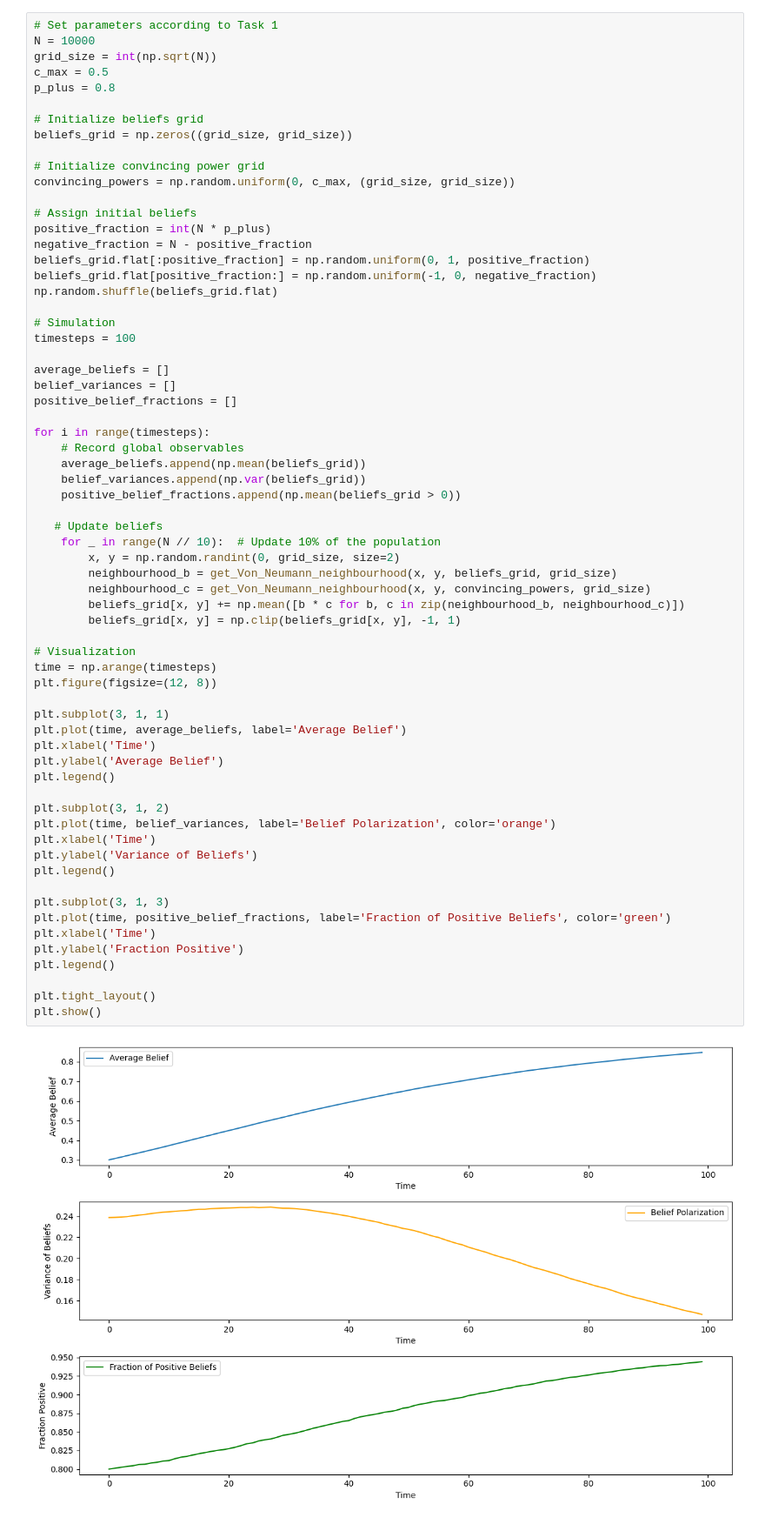
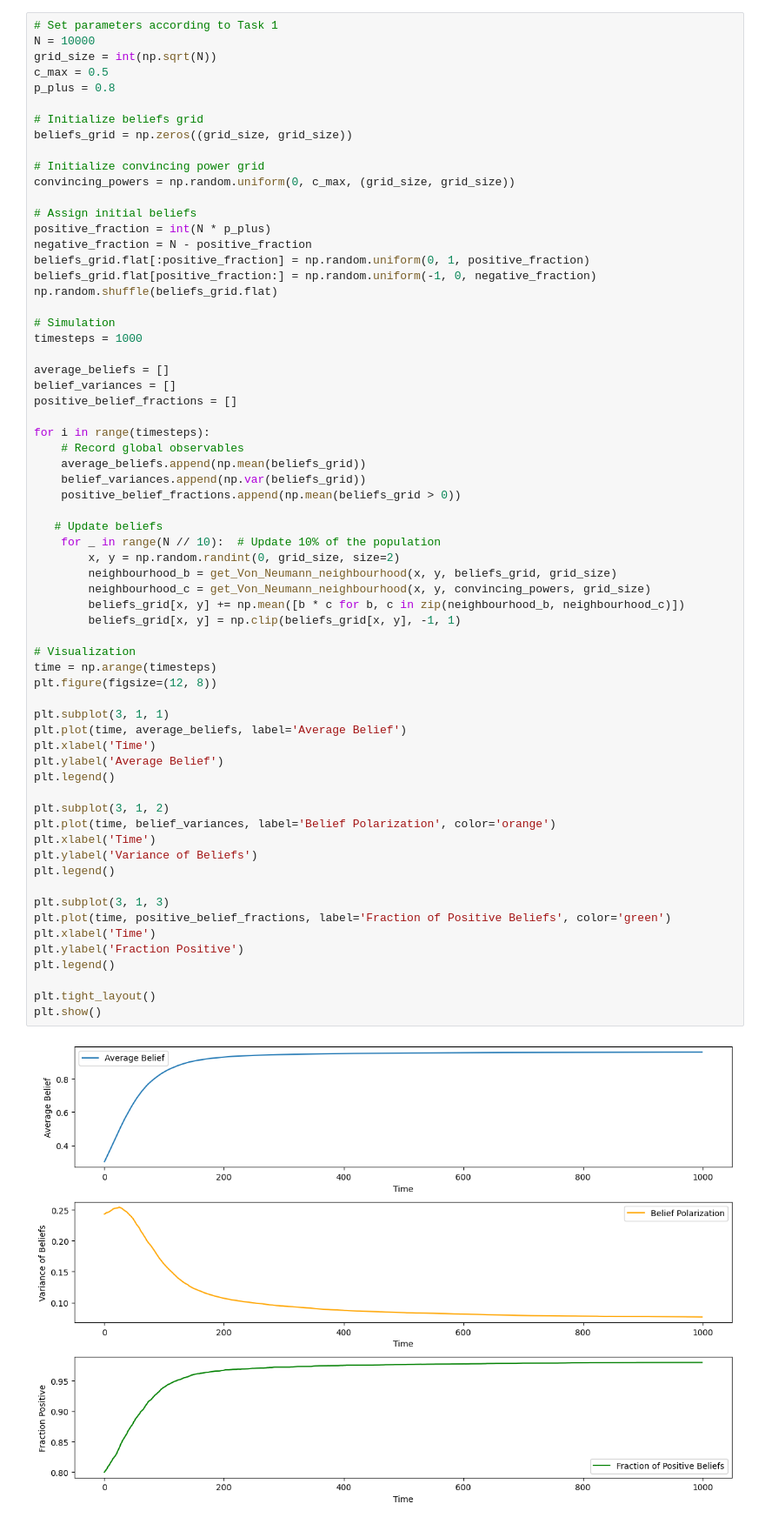
Before and after one commit to bergio13/ABM-fake-news, a Jupyter notebook: ABM_fake_news.ipynb, the cells around one changed output. Shown: that part at 87% size. Saved outputs shown, nothing was run; the diff lists cells and outputs as text.

```diff
--- a/ABM_fake_news.ipynb
+++ b/ABM_fake_news.ipynb
@@ -32,7 +37,7 @@ beliefs_grid.flat[positive_fraction:] = np.random.uniform(-1, 0, negative_fracti
 np.random.shuffle(beliefs_grid.flat)
 
 # Simulation
-timesteps = 100
+timesteps = 1000
 
 average_beliefs = []
 belief_variances = []
@@ -50,31 +55,31 @@ for i in range(timesteps):
         neighbourhood_b = get_Von_Neumann_neighbourhood(x, y, beliefs_grid, grid_size)
         neighbourhood_c = get_Von_Neumann_neighbourhood(x, y, convincing_powers, grid_size)
         beliefs_grid[x, y] += np.mean([b * c for b, c in zip(neighbourhood_b, neighbourhood_c)])
         beliefs_grid[x, y] = np.clip(beliefs_grid[x, y], -1, 1)
 
 # Visualization
 time = np.arange(timesteps)
 plt.figure(figsize=(12, 8))
 
 plt.subplot(3, 1, 1)
 plt.plot(time, average_beliefs, label='Average Belief')
 plt.xlabel('Time')
 plt.ylabel('Average Belief')
 plt.legend()
 
 plt.subplot(3, 1, 2)
 plt.plot(time, belief_variances, label='Belief Polarization', color='orange')
 plt.xlabel('Time')
 plt.ylabel('Variance of Beliefs')
 plt.legend()
 
 plt.subplot(3, 1, 3)
 plt.plot(time, positive_belief_fractions, label='Fraction of Positive Beliefs', color='green')
 plt.xlabel('Time')
 plt.ylabel('Fraction Positive')
 plt.legend()
 
 plt.tight_layout()
 plt.show()
 # %% [output]
-[figure, old version]
+[figure, new version]
```
Also changed, not shown: parts of 10 cells of this notebook.
